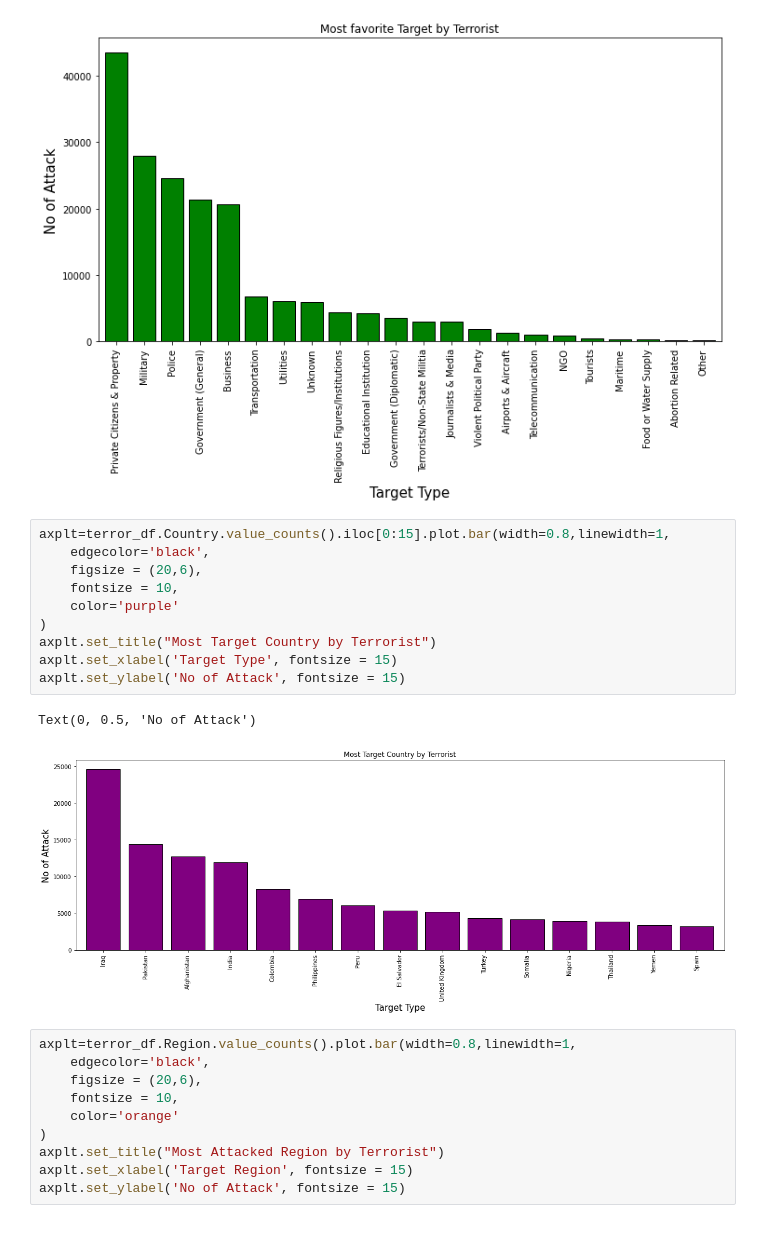
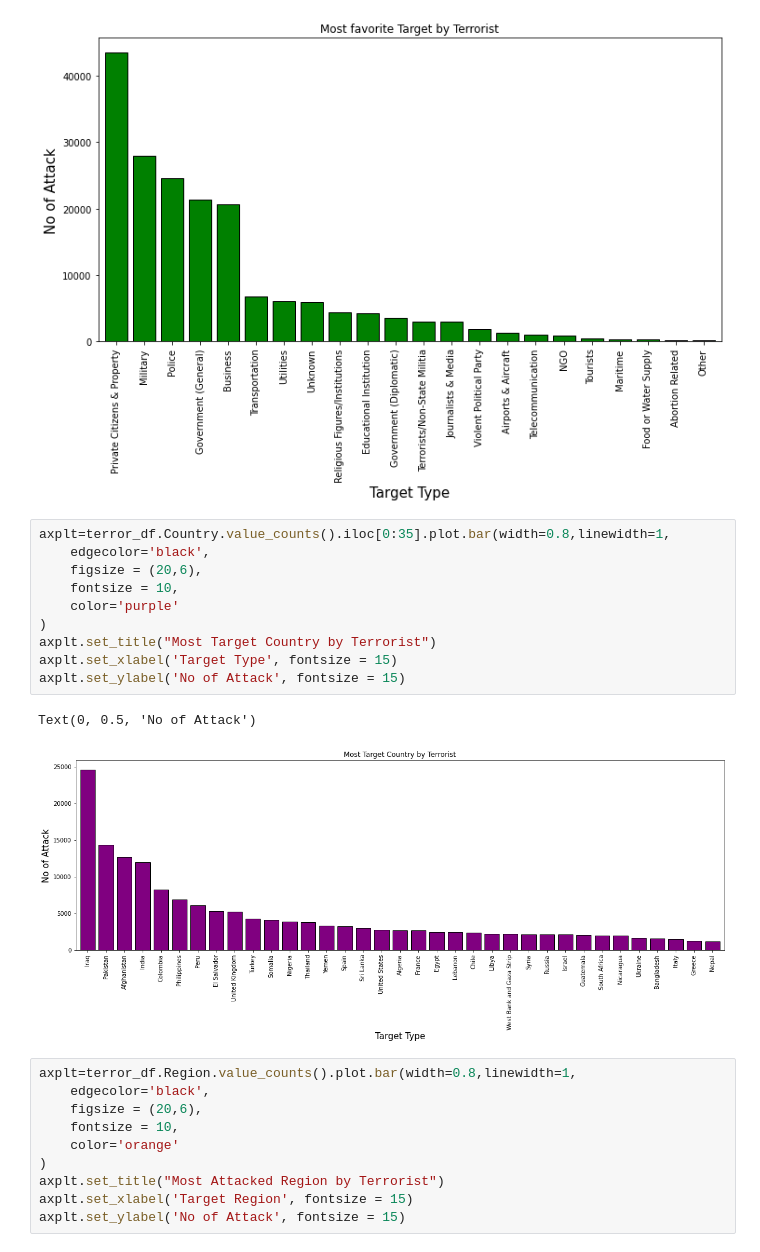
Before and after one commit to chinu1997/Team5-Capstone, a Jupyter notebook: Chinmaya_Devprasad_Team_5_Capstone_Project1.ipynb, the cells around one changed output. Cells and saved outputs as stored; diff of their text form.

```diff
--- a/Chinmaya_Devprasad_Team_5_Capstone_Project1.ipynb
+++ b/Chinmaya_Devprasad_Team_5_Capstone_Project1.ipynb
@@ -145,18 +173,18 @@ axplt.set_ylabel('No of Attack', fontsize = 15)
 Text(0, 0.5, 'No of Attack')
 [figure]
 # %%
-axplt=terror_df.Country.value_counts().iloc[0:15].plot.bar(width=0.8,linewidth=1,
+axplt=terror_df.Country.value_counts().iloc[0:35].plot.bar(width=0.8,linewidth=1,
     edgecolor='black',
     figsize = (20,6),
     fontsize = 10,
     color='purple'
 )
 axplt.set_title("Most Target Country by Terrorist")
 axplt.set_xlabel('Target Type', fontsize = 15)
 axplt.set_ylabel('No of Attack', fontsize = 15)
 # %% [output]
 Text(0, 0.5, 'No of Attack')
-[figure, old version]
+[figure, new version]
 # %%
 axplt=terror_df.Region.value_counts().plot.bar(width=0.8,linewidth=1,
     edgecolor='black',
```
Also changed, not shown: parts of 31 cells of this notebook.
